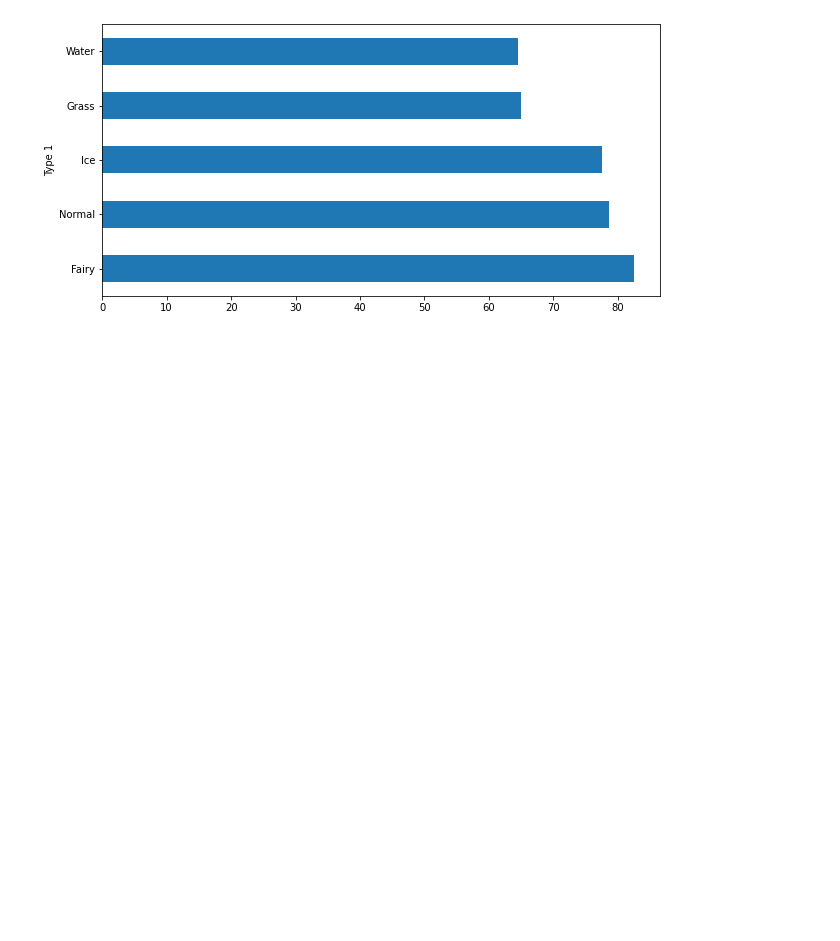
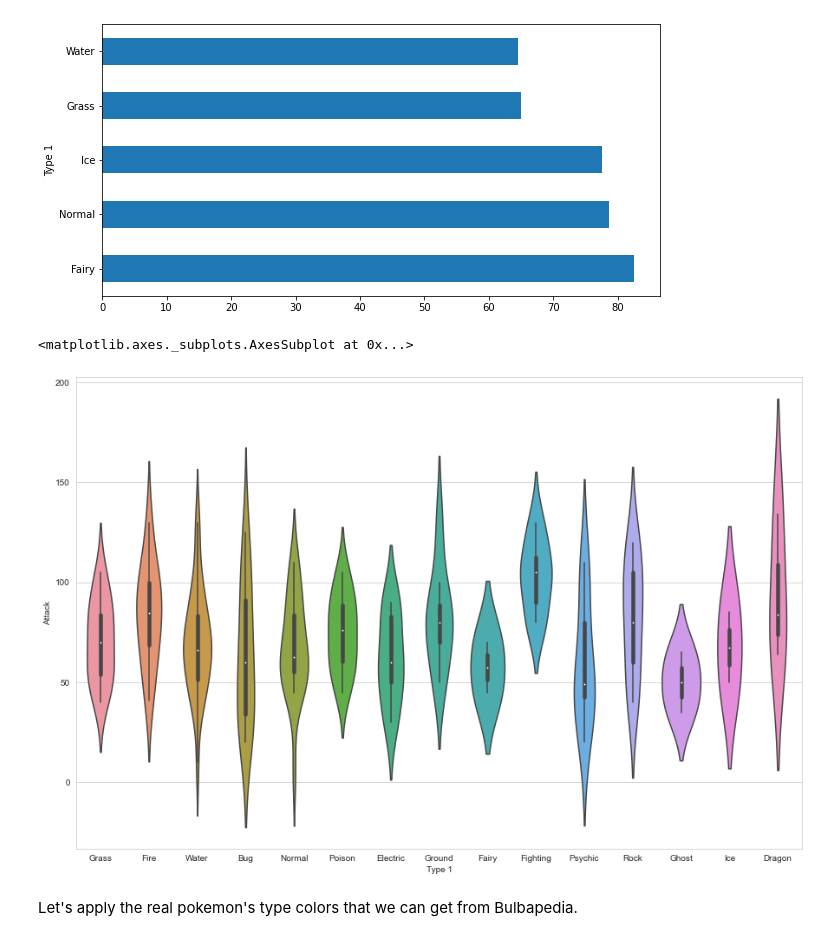
Before and after one commit to miguestepa/seaborn-pokemon, a Jupyter notebook: seaborn-pokemon.ipynb, the cells around one changed output. Drawn from its saved outputs; the diff is of its cells as text; code cells hidden in the pictures; blank space fills up the shorter version.

```diff
--- a/seaborn-pokemon.ipynb
+++ b/seaborn-pokemon.ipynb
@@ -87,3 +87,17 @@ df_types['HP'].mean().sort_values(ascending=False).head(5).plot(kind='barh', fig
 # %% [output]
 <matplotlib.axes._subplots.AxesSubplot at 0x...>
 [figure]
+# %%
+plt.figure(figsize=(15,10))
+
+# Set theme
+
+sns.set_style('whitegrid')
+
+# Violin plot
+sns.violinplot(x='Type 1', y='Attack', data=df)
+# %% [output]
+<matplotlib.axes._subplots.AxesSubplot at 0x...>
+[figure, added]
+# %% [markdown]
+Let's apply the real pokemon's type colors that we can get from Bulbapedia.
```
Also changed, not shown: parts of 5 cells of this notebook.
